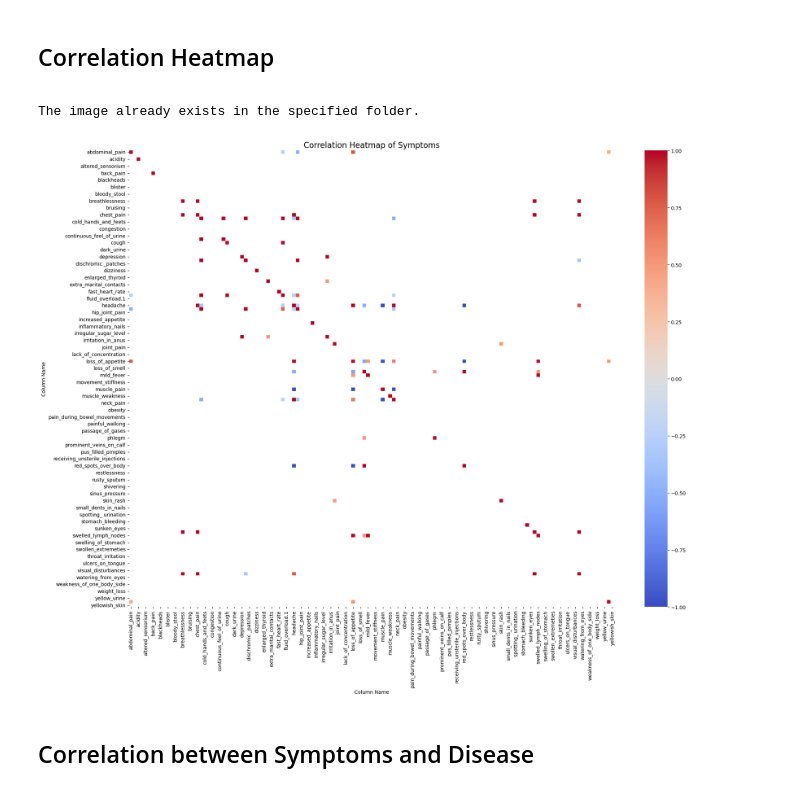
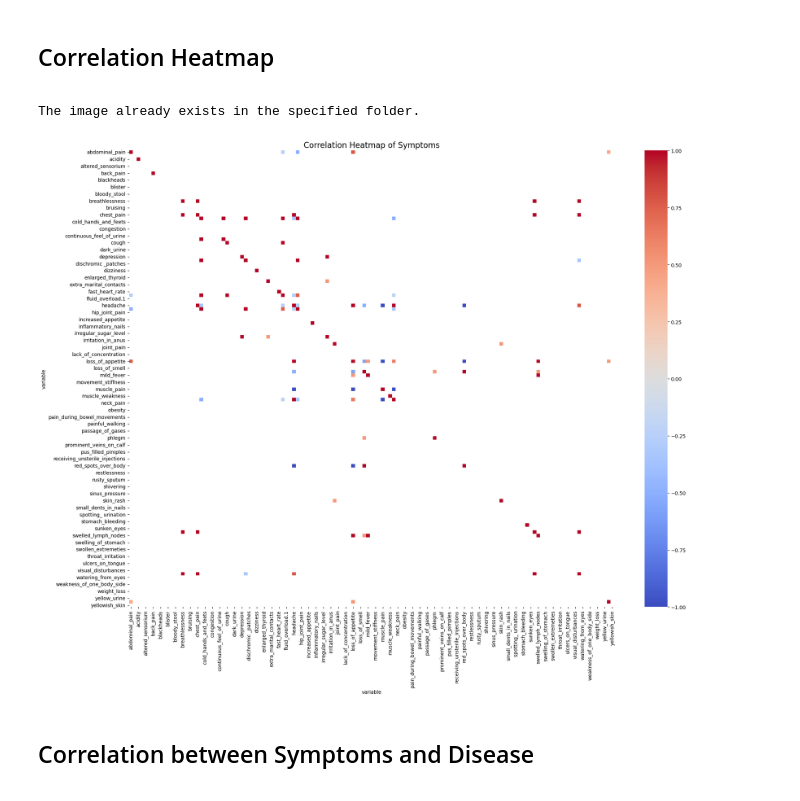
Before and after one commit to franklinen/disease_prediction, a Jupyter notebook: src/exploratory_analysis.ipynb, the cells around one changed output. Drawn from its saved outputs; the diff is of its cells as text; code cells hidden in the pictures.

Commit message:
added project structure as per guidelines, found a bug while melting data and fixed it

```diff
--- a/exploratory_analysis.ipynb
+++ b/src/exploratory_analysis.ipynb
@@ -58,7 +58,7 @@ test_data = pd.read_csv("data/Testing.csv")
 #### Creating image folder
 # %%
 # Define the file path to save the image
-image_folder = "images"
+image_folder = "../images"
 # Check if the image folder exists, if not, create it
 if not os.path.exists(image_folder):
     os.makedirs(image_folder)
@@ -243,14 +249,23 @@ def process_melted_data():
     value_columns = train_data.columns.difference(['prognosis']).tolist()
 
     # Melt the dataset based on the 'prognosis' column and value_columns
-    melted_train_data = train_data.melt(id_vars=['prognosis'], value_vars=value_columns)
+    melted_train_data = train_data.melt(id_vars=['prognosis'], value_vars=value_columns, var_name='variable', value_name='value')
 
-    # Group by 'prognosis' and 'Column Name', and sum the 'value'
-    melted_train_data = melted_train_data.groupby(['prognosis', 'Column Name'], as_index=False).sum('value').query('value > 0').reset_index(drop=True)
+    # Debugging: Print the structure of melted_train_data
+    # print(melted_train_data.head())
+    # print(melted_train_data.columns)
 
-    # Convert 'prognosis' and 'Column Name' to categorical for efficient processing
+    # Group by 'prognosis' and 'variable', and sum the 'value'
+    melted_train_data = (
+        melted_train_data.groupby(['prognosis', 'variable'], as_index=False)
+        .sum('value')
+        .query('value > 0')
+        .reset_index(drop=True)
+    )
+
+    # Convert 'prognosis' and 'variable' to categorical for efficient processing
     melted_train_data['prognosis'] = melted_train_data['prognosis'].astype('category')
-    melted_train_data['Column Name'] = melted_train_data['Column Name'].astype('category')
+    melted_train_data['variable'] = melted_train_data['variable'].astype('category')
 
     # Return the processed data
     return melted_train_data
@@ -266,10 +281,3 @@ melted_train_data.head()
 | 2 | (Vertigo) Paroymsal Positional Ve... | nausea | 114 |
 | 3 | (Vertigo) Paroymsal Positional Ve... | spinning_movements | 108 |
 | 4 | (Vertigo) Paroymsal Positional Ve... | unsteadiness | 114 |
-# %%
-melted_train_data['prognosis'] = melted_train_data['prognosis'].astype('category')
-melted_train_data['Column Name'] = melted_train_data['Column Name'].astype('category')
-# %%
-melted_train_data = process_melted_data()
-
-melted_train_data.head()
@@ -345,20 +349,20 @@ The image already exists in the specified folder.
 # %%
 image_path_3 = os.path.join(image_folder, "symptom_heatmap.png")
 
-pivot_data = melted_train_data.pivot(index='prognosis', columns='Column Name', values='value')
+pivot_data = melted_train_data.pivot(index='prognosis', columns='variable', values='value')
 correlation_matrix = pivot_data.corr()
 plt.figure(figsize=(20, 16))
 sns.heatmap(correlation_matrix, cmap='coolwarm', center=0, annot=False)
 plt.title('Correlation Heatmap of Symptoms', fontsize=16)
 plt.tight_layout()
 if not os.path.isfile(image_path_3):
     plt.savefig(image_path_3, dpi=300, bbox_inches='tight')
 else:
     print("The image already exists in the specified folder.")
 plt.show()
 # %% [output]
 The image already exists in the specified folder.
-[figure, old version]
+[figure, new version]
 # %% [markdown]
 ## Correlation between Symptoms and Disease
 <a id="Correlation-between-Symptoms-and-Disease"></a>
```
Also changed, not shown: parts of 8 cells of this notebook, 5 other files.
